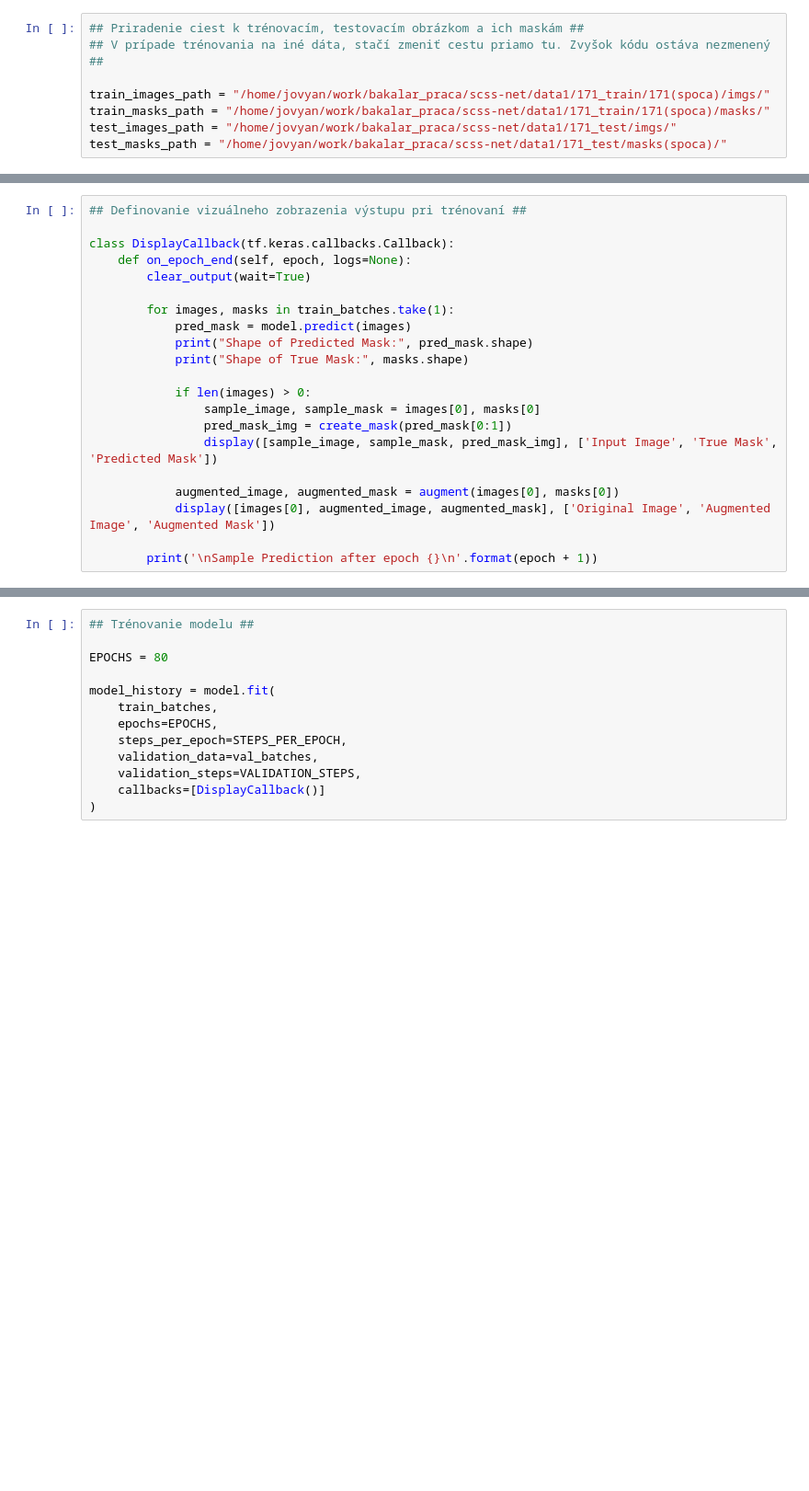
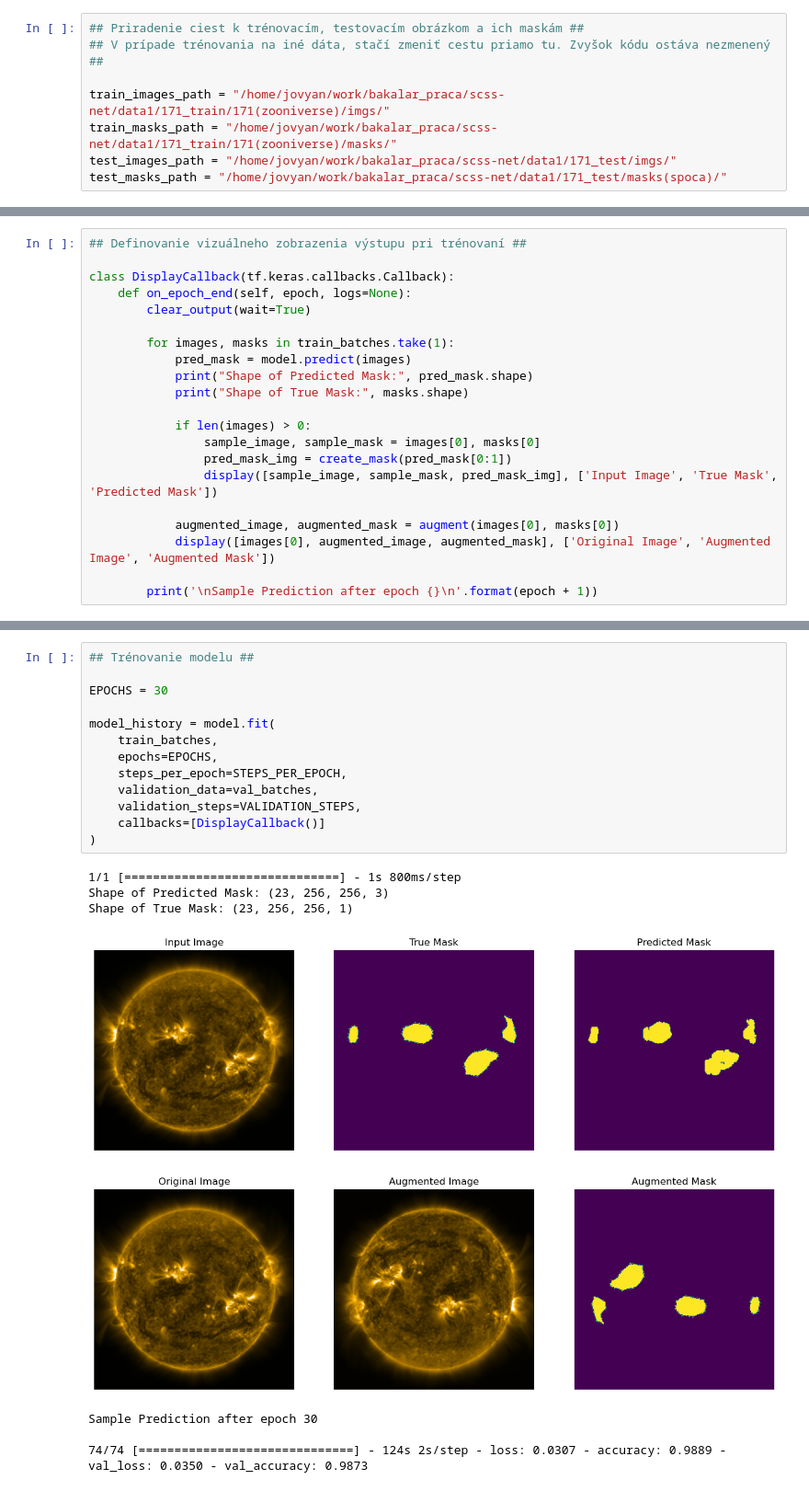
Before and after one commit to kkuichi/mm738mp, a Jupyter notebook: Pix2Pix_active_regions.ipynb, the cells around one changed output, grey strips where cells are left out. Shown at 92% size. Saved outputs shown, nothing was run; the diff lists cells and outputs as text; blank space fills up the shorter version.

```diff
--- a/Pix2Pix_active_regions.ipynb
+++ b/Pix2Pix_active_regions.ipynb
@@ -22,8 +22,8 @@ from sklearn.model_selection import train_test_split
 ## Priradenie ciest k trénovacím, testovacím obrázkom a ich maskám ##
 ## V prípade trénovania na iné dáta, stačí zmeniť cestu priamo tu. Zvyšok kódu ostáva nezmenený ##
 
-train_images_path = "/home/jovyan/work/bakalar_praca/scss-net/data1/171_train/171(spoca)/imgs/"
-train_masks_path = "/home/jovyan/work/bakalar_praca/scss-net/data1/171_train/171(spoca)/masks/"
+train_images_path = "/home/jovyan/work/bakalar_praca/scss-net/data1/171_train/171(zooniverse)/imgs/"
+train_masks_path = "/home/jovyan/work/bakalar_praca/scss-net/data1/171_train/171(zooniverse)/masks/"
 test_images_path = "/home/jovyan/work/bakalar_praca/scss-net/data1/171_test/imgs/"
 test_masks_path = "/home/jovyan/work/bakalar_praca/scss-net/data1/171_test/masks(spoca)/"
 # %%
@@ -246,13 +268,22 @@ model.summary()
 # %%
 ## Trénovanie modelu ##
 
-EPOCHS = 80
+EPOCHS = 30
 
 model_history = model.fit(
     train_batches,
     epochs=EPOCHS,
     steps_per_epoch=STEPS_PER_EPOCH,
     validation_data=val_batches,
     validation_steps=VALIDATION_STEPS,
     callbacks=[DisplayCallback()]
 )
+# %% [output]
+1/1 [==============================] - 1s 800ms/step
+Shape of Predicted Mask: (23, 256, 256, 3)
+Shape of True Mask: (23, 256, 256, 1)
+[figure, added]
+[figure, added]
+Sample Prediction after epoch 30
+
+74/74 [==============================] - 124s 2s/step - loss: 0.0307 - accuracy: 0.9889 - val_loss: 0.0350 - val_accuracy: 0.9873
```
Also changed, not shown: parts of 8 cells of this notebook.
